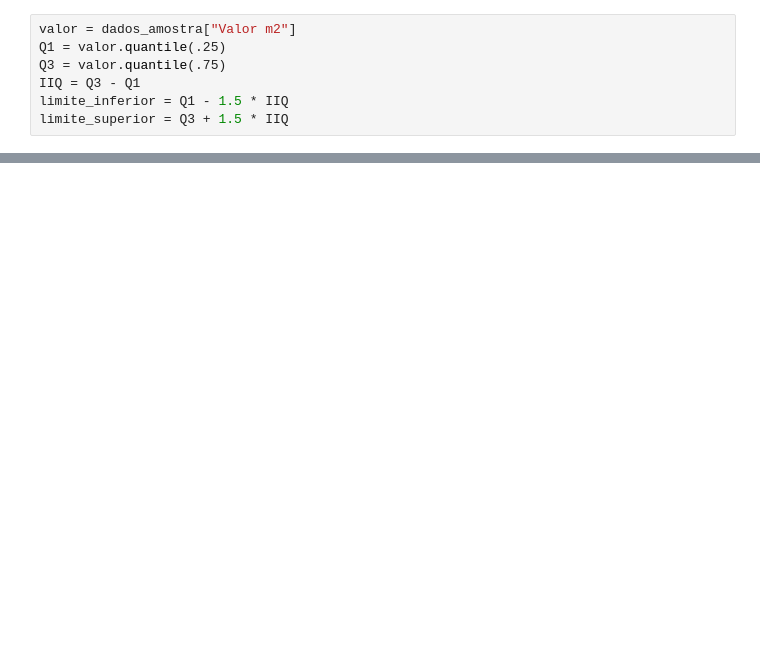
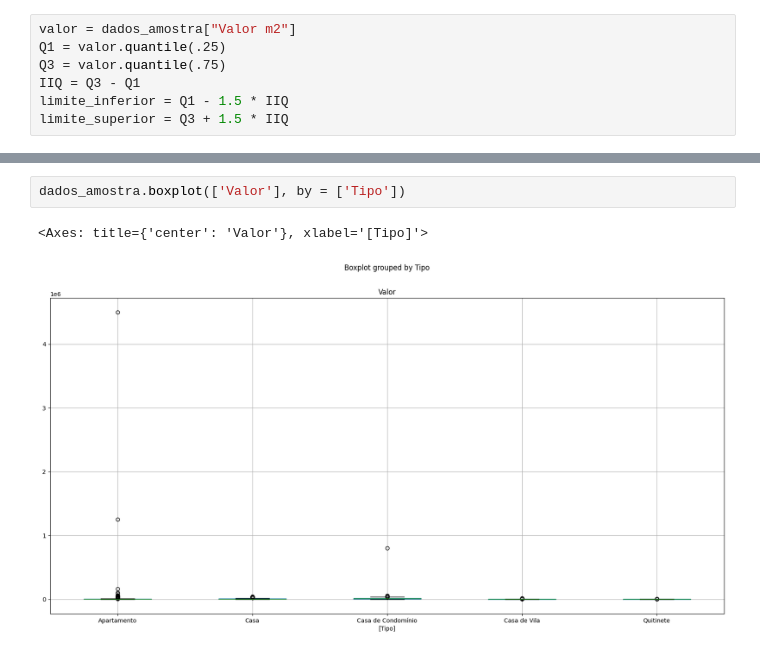
Before and after one commit to joseevilasio/Data-Science-Studies, a Jupyter notebook: FormaçãoAlura-Data-Science/Tratando_e_Analisando_Dados.ipynb, the cells around one changed output, grey strips where cells are left out. Cells and saved outputs as stored; diff of their text form; blank space fills up the shorter version.

```diff
--- a/FormaçãoAlura-Data-Science/Tratando_e_Analisando_Dados.ipynb
+++ b/FormaçãoAlura-Data-Science/Tratando_e_Analisando_Dados.ipynb
@@ -753,0 +772,5 @@ print(f"[Q3 + 1.5 * IIQ] → {limite_superior}")
+# %%
+dados_amostra.boxplot(['Valor'], by = ['Tipo'])
+# %% [output]
+<Axes: title={'center': 'Valor'}, xlabel='[Tipo]'>
+[figure, added]
```
Also changed, not shown: parts of 10 cells of this notebook, 1 other file.
